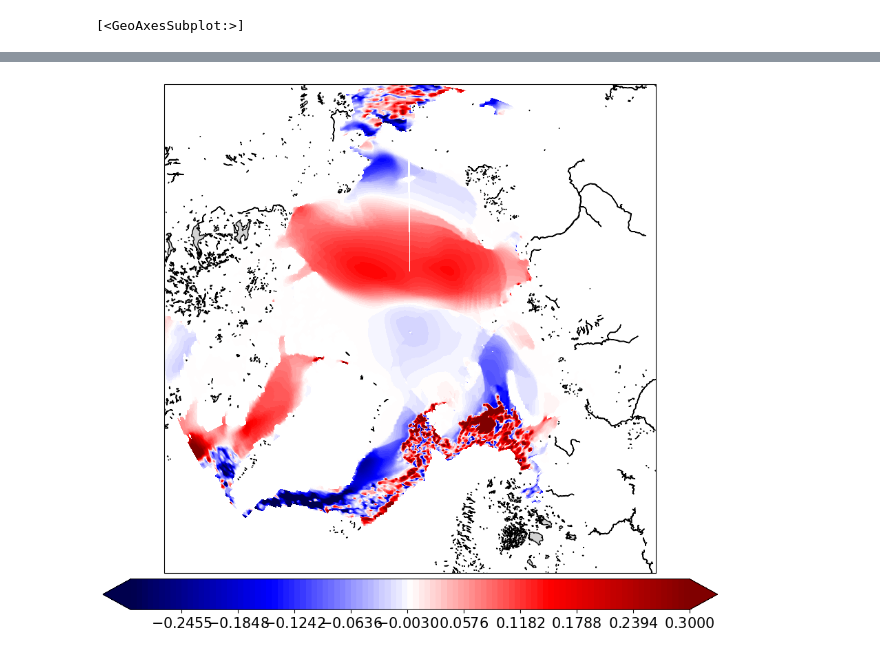
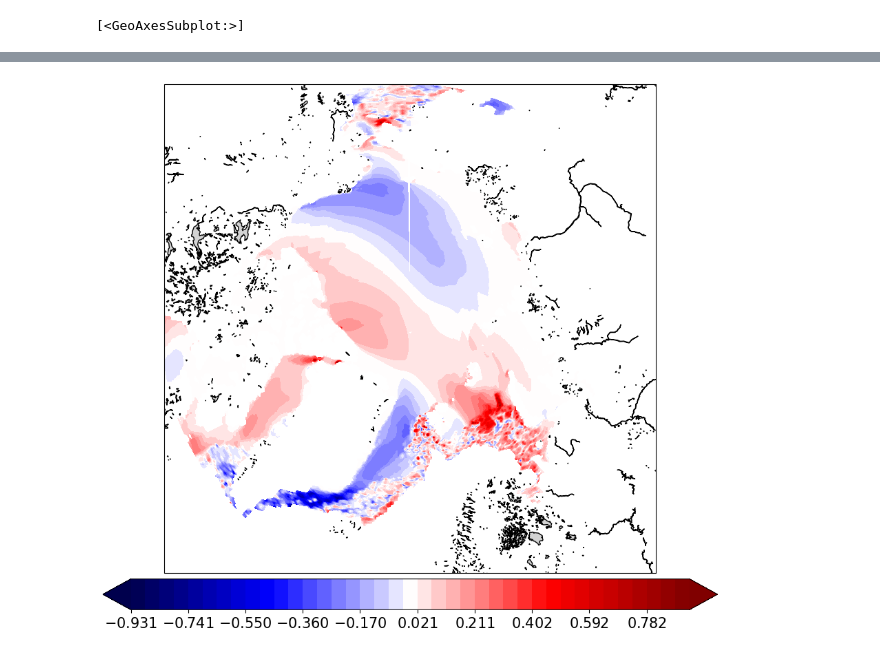
Before and after one commit to jpgaertner/lkf_detection, a Jupyter notebook: interpolate_and_create_nc_file.ipynb, the cells around one changed output, grey strips where cells are left out. Drawn from its saved outputs; the diff is of its cells as text; code cells hidden in the pictures.

```diff
--- a/interpolate_and_create_nc_file.ipynb
+++ b/interpolate_and_create_nc_file.ipynb
@@ -122,0 +8,3 @@ def lon_lat_to_cartesian(lon, lat, R=6371000):
+# %%
+# read fesom mesh
+mesh = pf.load_mesh('/work/ab0995/a270185/meshes/AO_40/')
@@ -123,13 +16,8 @@ def lon_lat_to_cartesian(lon, lat, R=6371000):
 # %%
-# read in fesom output
-
-mesh_path = '/work/ab0995/a270185/meshes/AO_40/'
 data_path = '/work/ab0995/a270185/AO_1km_ice/'
 
 year = 2015
 
-mesh = pf.load_mesh(mesh_path)
-
 a_ice = pf.get_data(data_path, 'a_ice', year, mesh, compute=False, how=None)
 u_ice = pf.get_data(data_path, 'uice', year, mesh, compute=False, how=None)
 v_ice = pf.get_data(data_path, 'vice', year, mesh, compute=False, how=None)
@@ -297,9 +122,8 @@ plt.colorbar(im)
 # %%
 # plot the original data
-
-pf.plot(mesh, u_ice[10,:].values,
+pf.plot(mesh, u_ice[0,:].values,
         mapproj='np', box=[-180, 180, 60, 90],
-        cmap = 'seismic', levels=(-0.3,0.3,100),
+        cmap = 'seismic',
        figsize=(10,8))
 # %% [output]
 [<GeoAxesSubplot:>]
@@ -307 +130 @@ WARNING:fiona._env:Non closed ring detected. To avoid accepting it, set the OGR_
-[figure, old version]
+[figure, new version]
```
Also changed, not shown: parts of 17 cells of this notebook.
